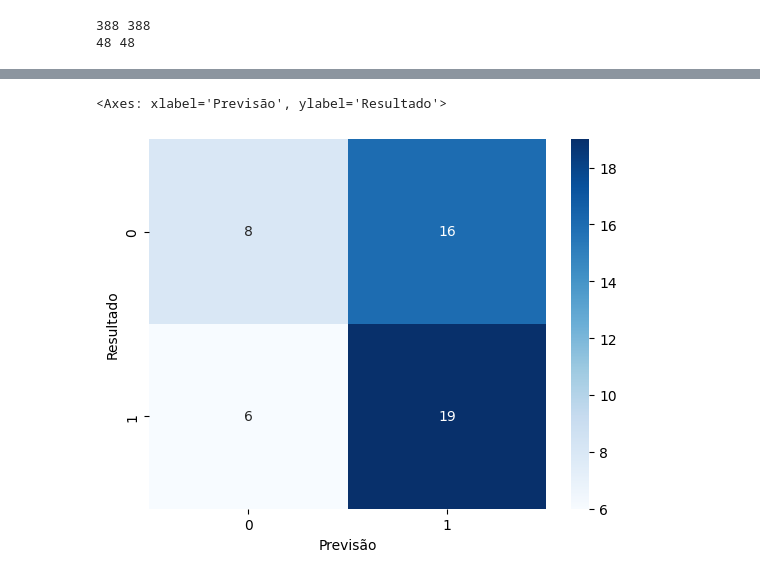
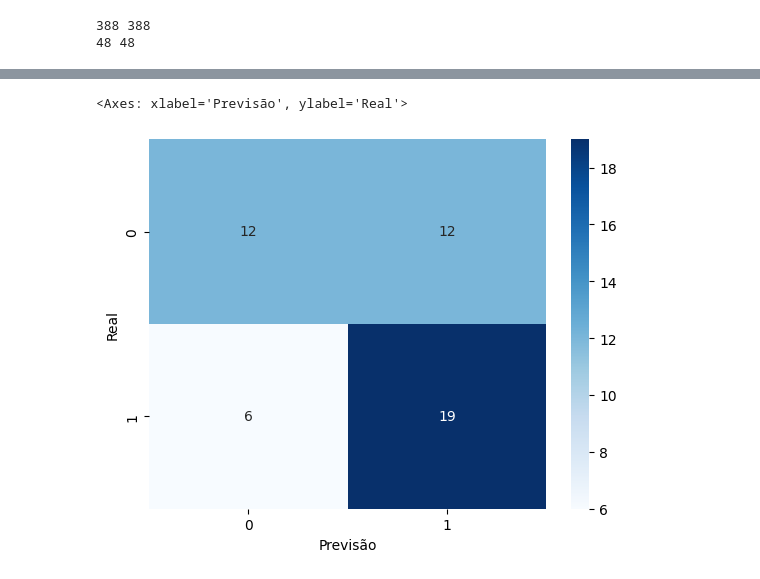
Before and after one commit to renan368/TCC-Renan-Oliveira, a Jupyter notebook: src/service/cblol/CBLOL4.ipynb, the cells around one changed output, grey strips where cells are left out. Drawn from its saved outputs; the diff is of its cells as text; code cells hidden in the pictures.

Commit message:
feat: changed models greater accuracy

```diff
--- a/src/service/cblol/CBLOL4.ipynb
+++ b/src/service/cblol/CBLOL4.ipynb
@@ -313,7 +313,7 @@ results = {"CBLOL4": {"Naive Bayes": accuracy, "Regressao Logistica": accuracy_l
 with open("CBLOL4_results.json", "w") as f:
     json.dump(results, f)
 # %%
-# Executando a previsão pelo método de maior acurácia (Naive Bayes)
+# Executando a previsão pelo método de maior acurácia (SVM)
 prevision = X_prediction
 game_id = matches_df['game_id']
 game_id_prev = game_id[train_size + test_size:]
@@ -321,10 +321,10 @@ game_id_prev = game_id[train_size + test_size:]
 result = matches_df['result_encoded']
 result_prev = result[train_size + test_size:]
 
-pred = model.predict(prevision)
+pred = svm_model.predict(prevision)
 
 
 
-df = pd.DataFrame({'Resultado': result_prev, 'Previsão': pred, 'Game_id': game_id_prev})
+df = pd.DataFrame({'Real': result_prev, 'Previsão': pred, 'Game_id': game_id_prev})
 print(df[:10])
 # %% [output]
@@ -342,10 +342,10 @@ print(df[:10])
 # %%
 #Matrix de confusão
-df = pd.DataFrame(df,columns = ['Resultado','Previsão'])
+df = pd.DataFrame(df,columns = ['Real','Previsão'])
 
-cf_matrix = pd.crosstab(df['Resultado'], df['Previsão'], rownames = ['Resultado'] , colnames = ['Previsão'])
+cf_matrix = pd.crosstab(df['Real'], df['Previsão'], rownames = ['Real'] , colnames = ['Previsão'])
 
 sns.heatmap(cf_matrix, annot = True, cmap = 'Blues', fmt = 'g')
 # %% [output]
-<Axes: xlabel='Previsão', ylabel='Resultado'>
+<Axes: xlabel='Previsão', ylabel='Real'>
-[figure, old version]
+[figure, new version]
```
Also changed, not shown: parts of 5 cells of this notebook, 14 other files.
